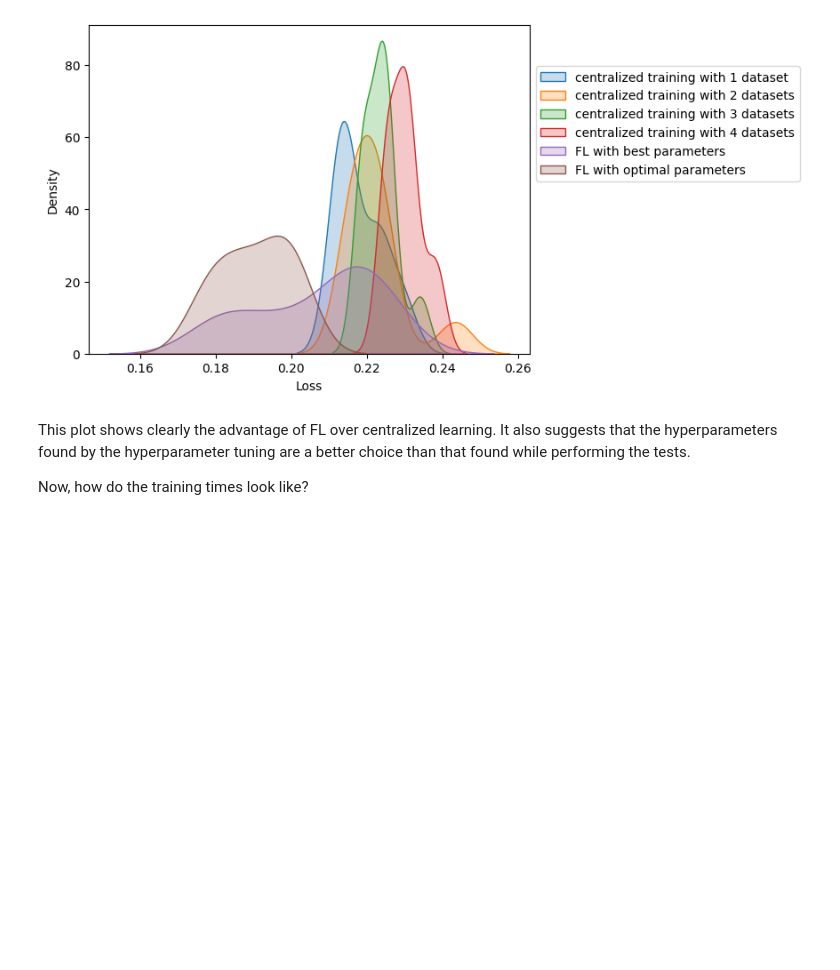
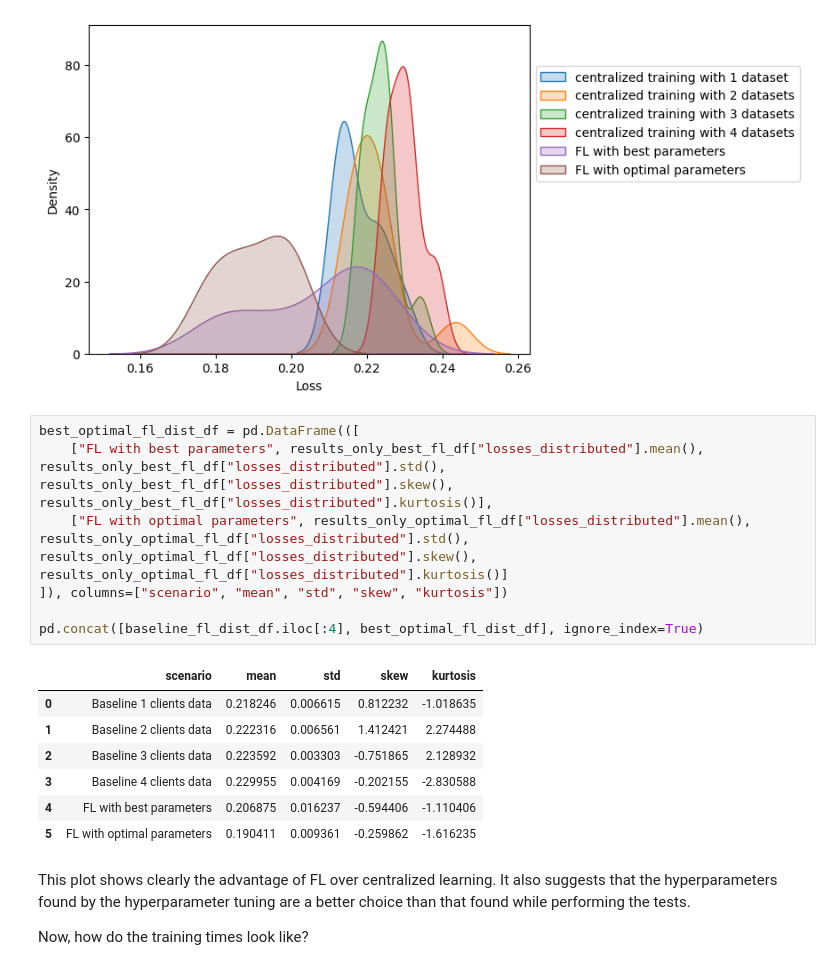
Before and after one commit to Flowwrian/Investigating-the-Effectiveness-of-Cross-Silo-Datasets-for-Training-Federated-Learning-Models, a Jupyter notebook: notebooks/weather_analysis.ipynb, the cells around one changed output. Cells and saved outputs as stored; diff of their text form; blank space fills up the shorter version.

```diff
--- a/notebooks/weather_analysis.ipynb
+++ b/notebooks/weather_analysis.ipynb
@@ -412,6 +418,21 @@ plt.xlabel("Loss")
 plt.show()
 # %% [output]
 [figure]
+# %%
+best_optimal_fl_dist_df = pd.DataFrame(([
+    ["FL with best parameters", results_only_best_fl_df["losses_distributed"].mean(), results_only_best_fl_df["losses_distributed"].std(), results_only_best_fl_df["losses_distributed"].skew(), results_only_best_fl_df["losses_distributed"].kurtosis()],
+    ["FL with optimal parameters", results_only_optimal_fl_df["losses_distributed"].mean(), results_only_optimal_fl_df["losses_distributed"].std(), results_only_optimal_fl_df["losses_distributed"].skew(), results_only_optimal_fl_df["losses_distributed"].kurtosis()]
+]), columns=["scenario", "mean", "std", "skew", "kurtosis"])
+
+pd.concat([baseline_fl_dist_df.iloc[:4], best_optimal_fl_dist_df], ignore_index=True)
+# %% [output]
+|  | scenario | mean | std | skew | kurtosis |
+| 0 | Baseline 1 clients data | 0.218246 | 0.006615 | 0.812232 | -1.018635 |
+| 1 | Baseline 2 clients data | 0.222316 | 0.006561 | 1.412421 | 2.274488 |
+| 2 | Baseline 3 clients data | 0.223592 | 0.003303 | -0.751865 | 2.128932 |
+| 3 | Baseline 4 clients data | 0.229955 | 0.004169 | -0.202155 | -2.830588 |
+| 4 | FL with best parameters | 0.206875 | 0.016237 | -0.594406 | -1.110406 |
+| 5 | FL with optimal parameters | 0.190411 | 0.009361 | -0.259862 | -1.616235 |
 # %% [markdown]
 This plot shows clearly the advantage of FL over centralized learning. It also suggests that the hyperparameters found by the hyperparameter tuning are a better choice than that found while performing the tests.
 
```
Also changed, not shown: parts of 6 cells of this notebook.
